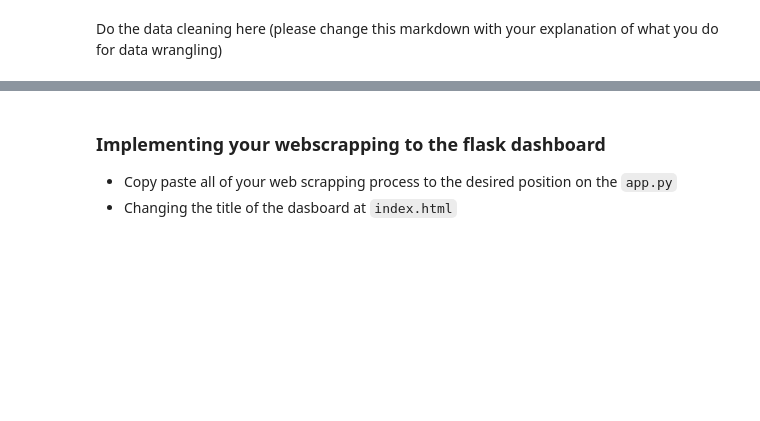
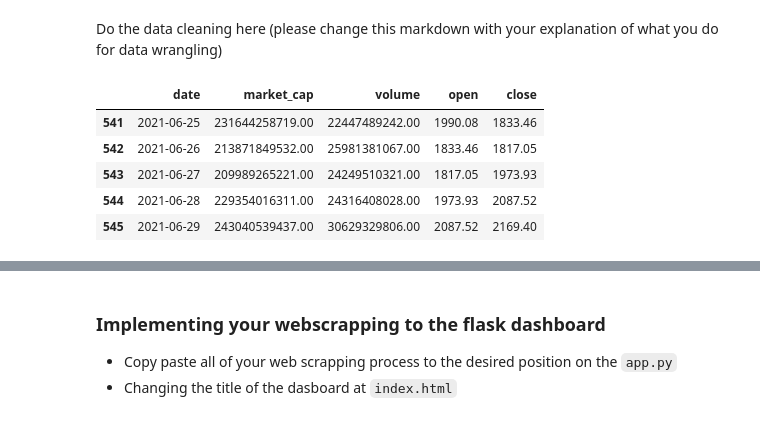
Before and after one commit to bartan29/Webscraping-Ethereum-Sales-from-CoinGecko-Using-Beautiful-Soup, a Jupyter notebook: Notebook Skeleton Guide Capstone Beautiful Soup.ipynb, the cells around one changed output, grey strips where cells are left out. Saved outputs shown, nothing was run; the diff lists cells and outputs as text; code cells hidden in the pictures; blank space fills up the shorter version.

```diff
--- a/Notebook Skeleton Guide Capstone Beautiful Soup.ipynb
+++ b/Notebook Skeleton Guide Capstone Beautiful Soup.ipynb
@@ -36,2 +153,5 @@ print(table.prettify()[1:500])
+# %%
+i= 0, 0
+i
 # %% [markdown]
 Do the scrapping process here (please change this markdown with your explanation)
@@ -55,2 +227,21 @@ df.head()
 # %% [markdown]
 Do the data cleaning here (please change this markdown with your explanation of what you do for data wrangling)
+# %%
+cols =['market_cap','volume','open','close']
+
+#Melakukan pembersihan data dengan menghilangkan dollar sign pada kolom market_cap, volume, open dan close serta konversi menjadi float
+df[cols] = df[cols].replace({'\$':''}, regex = True)
+df[cols] = df[cols].replace({',':''}, regex = True)
+df[cols] = df[cols].astype('float64')
+
+#Melakukan konversi kolom date menjadi format tanggal
+df['date'] = df['date'].astype('datetime64')
+
+df.tail()
+# %% [output]
+|  | date | market_cap | volume | open | close |
+| 541 | 2021-06-25 | 231644258719.00 | 22447489242.00 | 1990.08 | 1833.46 |
+| 542 | 2021-06-26 | 213871849532.00 | 25981381067.00 | 1833.46 | 1817.05 |
+| 543 | 2021-06-27 | 209989265221.00 | 24249510321.00 | 1817.05 | 1973.93 |
+| 544 | 2021-06-28 | 229354016311.00 | 24316408028.00 | 1973.93 | 2087.52 |
+| 545 | 2021-06-29 | 243040539437.00 | 30629329806.00 | 2087.52 | 2169.40 |
```
Also changed, not shown: parts of 23 cells of this notebook.
